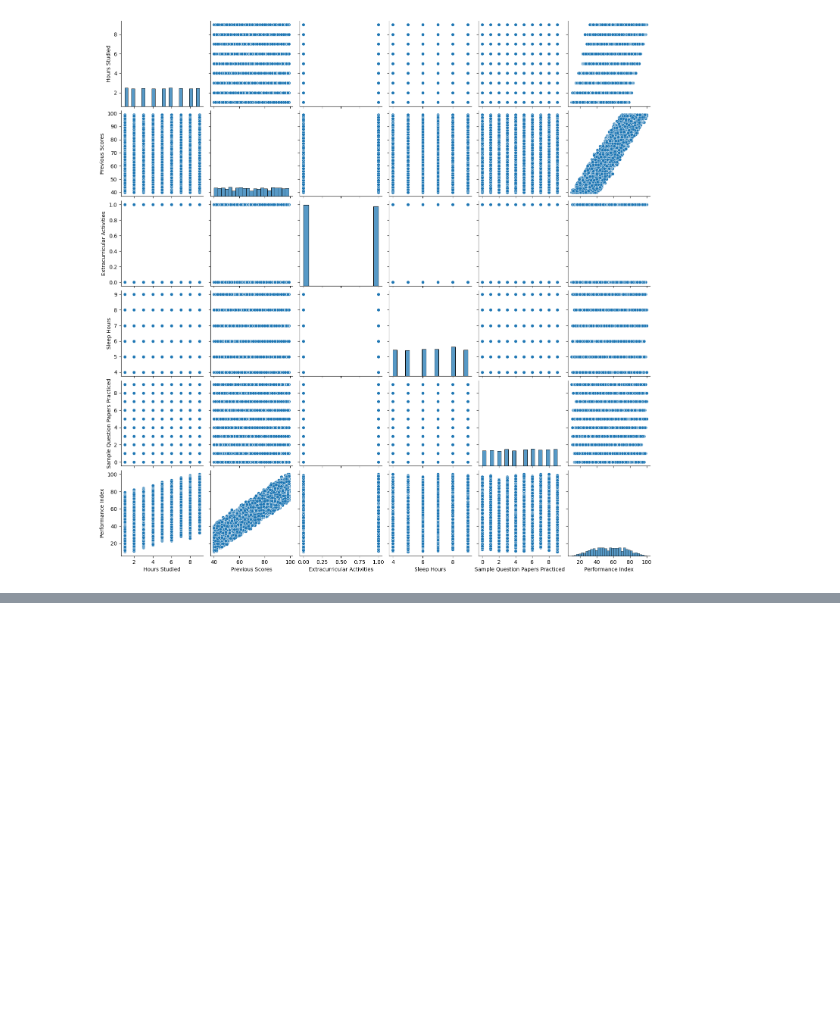
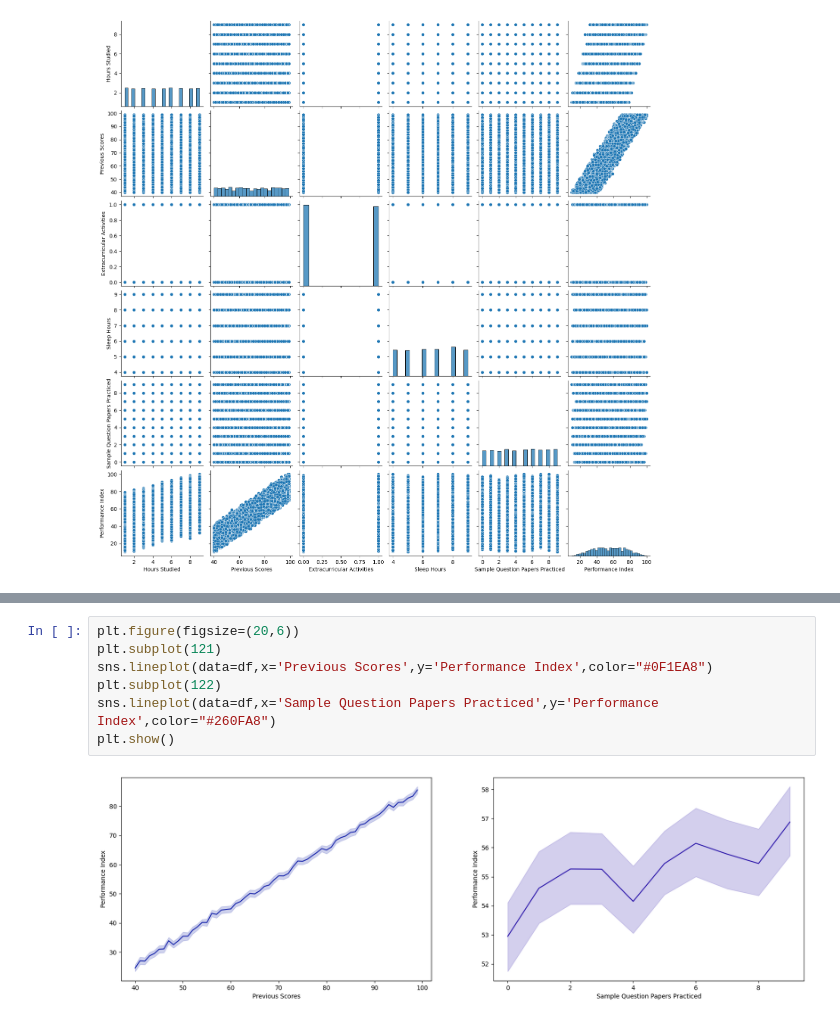
Before and after one commit to AyushDevadiga1/practice-programs, a Jupyter notebook: da_L2.ipynb, the cells around one changed output, grey strips where cells are left out. Cells and saved outputs as stored; diff of their text form; blank space fills up the shorter version.

```diff
--- a/da_L2.ipynb
+++ b/da_L2.ipynb
@@ -58,0 +95,9 @@ plt.show()
+# %%
+plt.figure(figsize=(20,6))
+plt.subplot(121)
+sns.lineplot(data=df,x='Previous Scores',y='Performance Index',color="#0F1EA8")
+plt.subplot(122)
+sns.lineplot(data=df,x='Sample Question Papers Practiced',y='Performance Index',color="#260FA8")
+plt.show()
+# %% [output]
+[figure, added]
```
Also changed, not shown: parts of 5 cells of this notebook.
